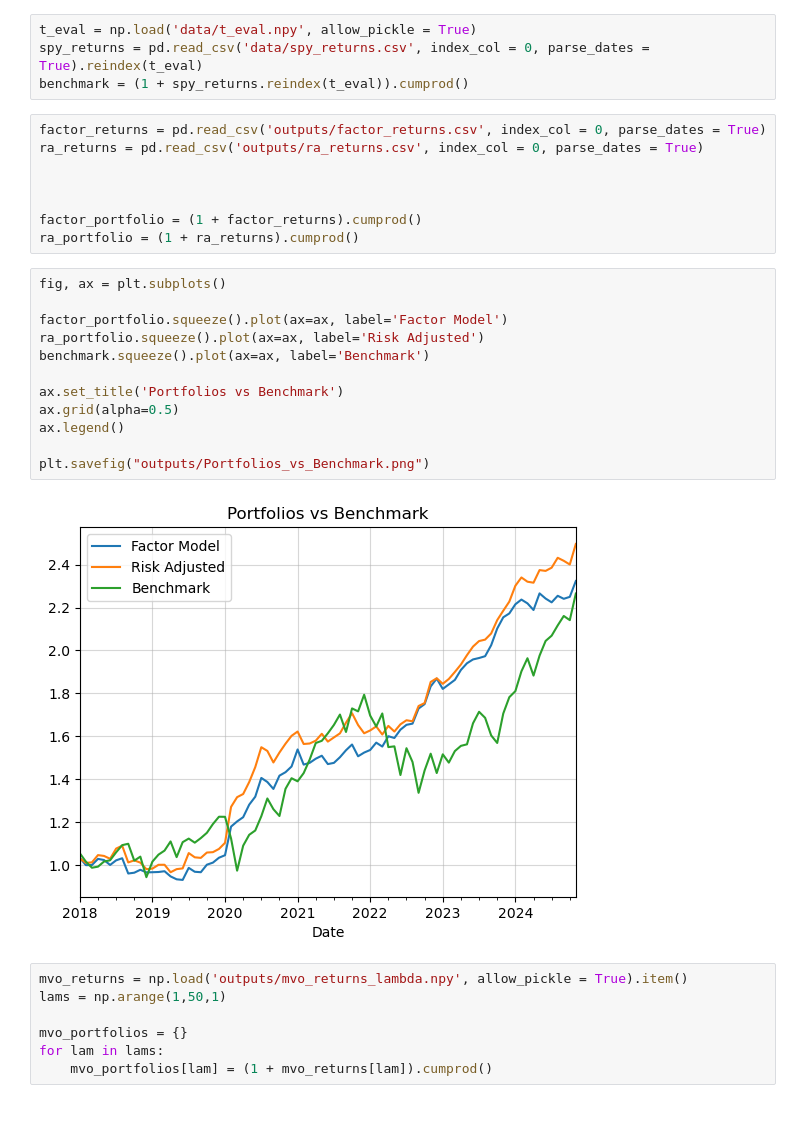
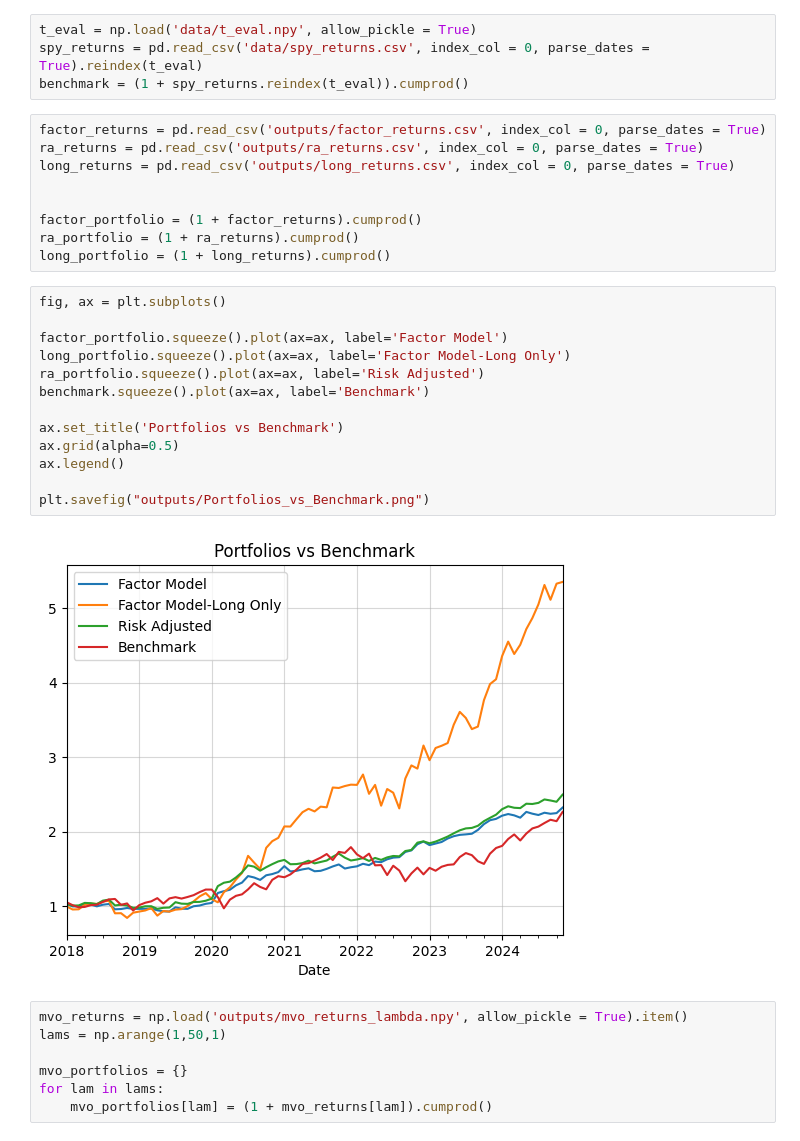
Before and after one commit to gy623/Cross-Sectional-Factor-Model-of-Asset-Returns, a Jupyter notebook: Portfolio_Evaluation.ipynb, the cells around one changed output. Saved outputs shown, nothing was run; the diff lists cells and outputs as text; blank space fills up the shorter version.

Commit message:
Long-only

```diff
--- a/Portfolio_Evaluation.ipynb
+++ b/Portfolio_Evaluation.ipynb
@@ -11,25 +11,27 @@ benchmark = (1 + spy_returns.reindex(t_eval)).cumprod()
 # %%
 factor_returns = pd.read_csv('outputs/factor_returns.csv', index_col = 0, parse_dates = True)
 ra_returns = pd.read_csv('outputs/ra_returns.csv', index_col = 0, parse_dates = True)
-
+long_returns = pd.read_csv('outputs/long_returns.csv', index_col = 0, parse_dates = True)
 
 
 factor_portfolio = (1 + factor_returns).cumprod()
 ra_portfolio = (1 + ra_returns).cumprod()
+long_portfolio = (1 + long_returns).cumprod()
 # %%
 fig, ax = plt.subplots()
 
 factor_portfolio.squeeze().plot(ax=ax, label='Factor Model')
+long_portfolio.squeeze().plot(ax=ax, label='Factor Model-Long Only')
 ra_portfolio.squeeze().plot(ax=ax, label='Risk Adjusted')
 benchmark.squeeze().plot(ax=ax, label='Benchmark')
 
 ax.set_title('Portfolios vs Benchmark')
 ax.grid(alpha=0.5)
 ax.legend()
 
 plt.savefig("outputs/Portfolios_vs_Benchmark.png")
 # %% [output]
-[figure, old version]
+[figure, new version]
 # %%
 mvo_returns = np.load('outputs/mvo_returns_lambda.npy', allow_pickle = True).item()
 lams = np.arange(1,50,1)
```
Also changed, not shown: parts of 7 cells of this notebook, 26 other files.
